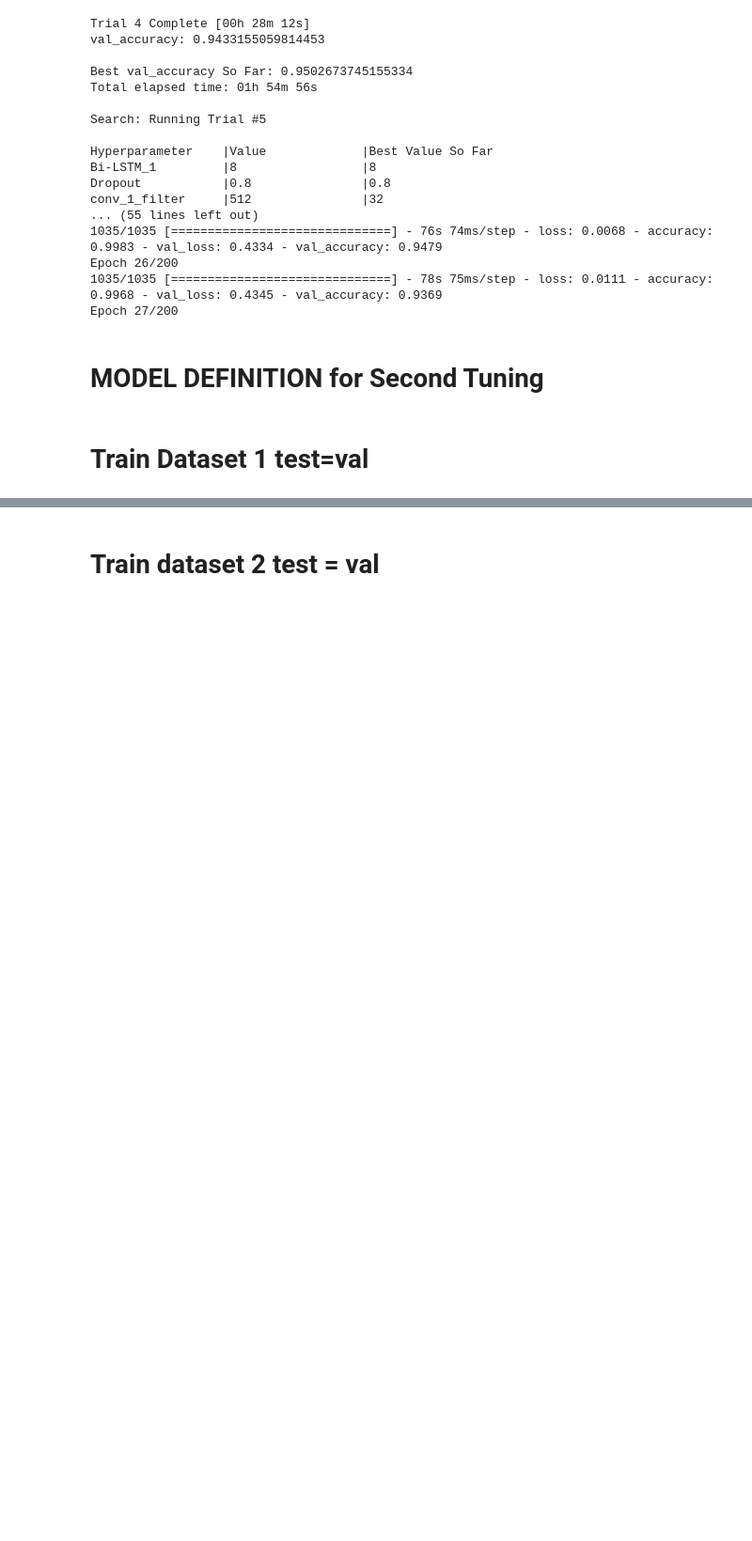
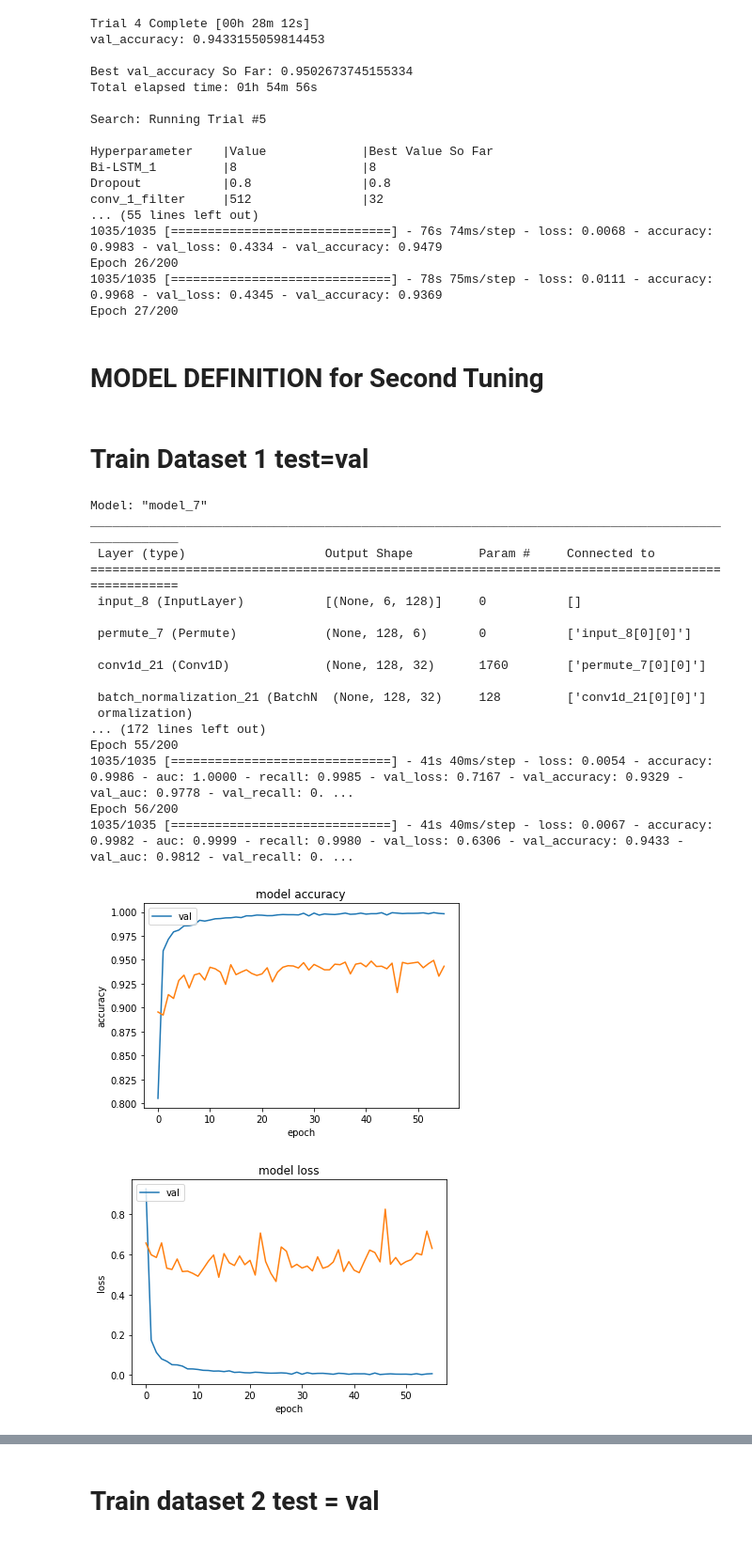
Before and after one commit to NahianAlindo/gait_recognition, a Jupyter notebook: Model_with_blocks_Bi_LSTM.ipynb, the cells around one changed output, grey strips where cells are left out. Shown: that part at 94% size. Cells and saved outputs as stored; diff of their text form; code cells hidden in the pictures; blank space fills up the shorter version.

```diff
--- a/Model_with_blocks_Bi_LSTM.ipynb
+++ b/Model_with_blocks_Bi_LSTM.ipynb
@@ -524,11 +500,11 @@ ________________________________________________________________________________
 # %%
 if gpu:
     model = MLSTM_FCN((X_train.shape[1], X_train.shape[2]), train_label.shape[1])
-    history = model.fit(X_train,train_label,batch_size=32,epochs=200,verbose=1,callbacks=[tensorflow.keras.callbacks.EarlyStopping('val_loss', patience=30)],validation_split=0.1)
+    history = model.fit(X_train,train_label,batch_size=32,epochs=200,verbose=1,callbacks=[tensorflow.keras.callbacks.EarlyStopping('val_loss', patience=30,restore_best_weights=True)],validation_split=0.1)
 if tpu:
     with strategy.scope():
         model = MLSTM_FCN((X_train.shape[1], X_train.shape[2]), train_label.shape[1])
-        history = model.fit(X_train,train_label,batch_size=8*32,epochs=200,verbose=1,callbacks=[tensorflow.keras.callbacks.EarlyStopping('val_loss', patience=30)],validation_split=0.1)
+        history = model.fit(X_train,train_label,batch_size=8*32,epochs=200,verbose=1,callbacks=[tensorflow.keras.callbacks.EarlyStopping('val_loss', patience=30,restore_best_weights=True)],validation_split=0.1)
 
 plot_performance(X_train, train_label, history)
 # %% [output]
@@ -614,11 +590,11 @@ shape = ((X_train.shape[1], X_train.shape[2]), train_label.shape[1])
 # %%
 if gpu:
     model = MLSTM_FCN((X_train.shape[1], X_train.shape[2]), train_label.shape[1])
-    history = model.fit(X_train,train_label,batch_size=32,epochs=200,verbose=1,callbacks=[tensorflow.keras.callbacks.EarlyStopping('val_loss', patience=30)],validation_data=(X_test,test_label))
+    history = model.fit(X_train,train_label,batch_size=32,epochs=200,verbose=1,callbacks=[tensorflow.keras.callbacks.EarlyStopping('val_loss', patience=30,restore_best_weights=True)],validation_data=(X_test,test_label))
 if tpu:
     with strategy.scope():
         model = MLSTM_FCN((X_train.shape[1], X_train.shape[2]), train_label.shape[1])
-        history = model.fit(X_train,train_label,batch_size=8*32,epochs=200,verbose=1,callbacks=[tensorflow.keras.callbacks.EarlyStopping('val_loss', patience=30)],validation_data=(X_test,test_label))
+        history = model.fit(X_train,train_label,batch_size=8*32,epochs=200,verbose=1,callbacks=[tensorflow.keras.callbacks.EarlyStopping('val_loss', patience=30,restore_best_weights=True)],validation_data=(X_test,test_label))
 
 plot_performance(X_train, train_label, history)
 # %% [output]
@@ -662,10 +630,10 @@ num_classes = 20
 # %%
 if gpu:
     model = MLSTM_FCN((X_train.shape[1], X_train.shape[2]), train_label.shape[1])
-    history = model.fit(X_train,train_label,batch_size=32,epochs=200,verbose=1,callbacks=[tensorflow.keras.callbacks.EarlyStopping('val_loss', patience=30)],validation_data=(X_test,test_label))
+    history = model.fit(X_train,train_label,batch_size=32,epochs=200,verbose=1,callbacks=[tensorflow.keras.callbacks.EarlyStopping('val_loss', patience=30,restore_best_weights=True)],validation_data=(X_test,test_label))
 if tpu:
     with strategy.scope():
         model = MLSTM_FCN((X_train.shape[1], X_train.shape[2]), train_label.shape[1])
-        history = model.fit(X_train,train_label,batch_size=8*32,epochs=200,verbose=1,callbacks=[tensorflow.keras.callbacks.EarlyStopping('val_loss', patience=30)],validation_data=(X_test,test_label))
+        history = model.fit(X_train,train_label,batch_size=8*32,epochs=200,verbose=1,callbacks=[tensorflow.keras.callbacks.EarlyStopping('val_loss', patience=30,restore_best_weights=True)],validation_data=(X_test,test_label))
 
 plot_performance(X_train, train_label, history)
@@ -729,10 +653,10 @@ ________________________________________________________________________________
 # %%
 if gpu:
     model = MLSTM_FCN((X_train.shape[1], X_train.shape[2]), train_label.shape[1])
-    history = model.fit(X_train,train_label,batch_size=32,epochs=200,verbose=1,callbacks=[tensorflow.keras.callbacks.EarlyStopping('val_loss', patience=30)],validation_data=(X_test,test_label))
+    history = model.fit(X_train,train_label,batch_size=32,epochs=200,verbose=1,callbacks=[tensorflow.keras.callbacks.EarlyStopping('val_loss', patience=30,restore_best_weights=True)],validation_data=(X_test,test_label))
 if tpu:
     with strategy.scope():
         model = MLSTM_FCN((X_train.shape[1], X_train.shape[2]), train_label.shape[1])
-        history = model.fit(X_train,train_label,batch_size=8*32,epochs=200,verbose=1,callbacks=[tensorflow.keras.callbacks.EarlyStopping('val_loss', patience=30)],validation_data=(X_test,test_label))
+        history = model.fit(X_train,train_label,batch_size=8*32,epochs=200,verbose=1,callbacks=[tensorflow.keras.callbacks.EarlyStopping('val_loss', patience=30,restore_best_weights=True)],validation_data=(X_test,test_label))
 
 plot_performance(X_train, train_label, history)
@@ -843,3 +741,34 @@ def MLSTM_FCN_2(shape, num_classes):
     return model
 # %% [markdown]
 # Train Dataset 1 test=val
+# %%
+checkpoint_filepath = '/content/1/checkpoint'
+if gpu:
+    model = MLSTM_FCN_2((X_train.shape[1], X_train.shape[2]), train_label.shape[1])
+    history = model.fit(X_train,train_label,batch_size=32,epochs=200,verbose=1,callbacks=[EarlyStopping('val_loss', patience=30,restore_best_weights=True),ModelCheckpoint(checkpoint_filepath, monitor='val_loss', save_best_only=True,save_weights_only=True)],validation_data=(X_test,test_label))
+if tpu:
+    with strategy.scope():
+        model = MLSTM_FCN_2((X_train.shape[1], X_train.shape[2]), train_label.shape[1])
+        history = model.fit(X_train,train_label,batch_size=8*32,epochs=200,verbose=1,callbacks=[EarlyStopping('val_loss', patience=30,restore_best_weights=True),ModelCheckpoint(checkpoint_filepath, monitor='val_loss', save_best_only=True,save_weights_only=True)],validation_data=(X_test,test_label))
+
+plot_performance(X_train, train_label, history)
+# %% [output]
+Model: "model_7"
+__________________________________________________________________________________________________
+ Layer (type)                   Output Shape         Param #     Connected to
+==================================================================================================
+ input_8 (InputLayer)           [(None, 6, 128)]     0           []
+
+ permute_7 (Permute)            (None, 128, 6)       0           ['input_8[0][0]']
+
+ conv1d_21 (Conv1D)             (None, 128, 32)      1760        ['permute_7[0][0]']
+
+ batch_normalization_21 (BatchN  (None, 128, 32)     128         ['conv1d_21[0][0]']
+ ormalization)
+... (172 lines left out)
+Epoch 55/200
+1035/1035 [==============================] - 41s 40ms/step - loss: 0.0054 - accuracy: 0.9986 - auc: 1.0000 - recall: 0.9985 - val_loss: 0.7167 - val_accuracy: 0.9329 - val_auc: 0.9778 - val_recall: 0. ...
+Epoch 56/200
+1035/1035 [==============================] - 41s 40ms/step - loss: 0.0067 - accuracy: 0.9982 - auc: 0.9999 - recall: 0.9980 - val_loss: 0.6306 - val_accuracy: 0.9433 - val_auc: 0.9812 - val_recall: 0. ...
+[figure, added]
+[figure, added]
```
Also changed, not shown: parts of 35 cells of this notebook.
